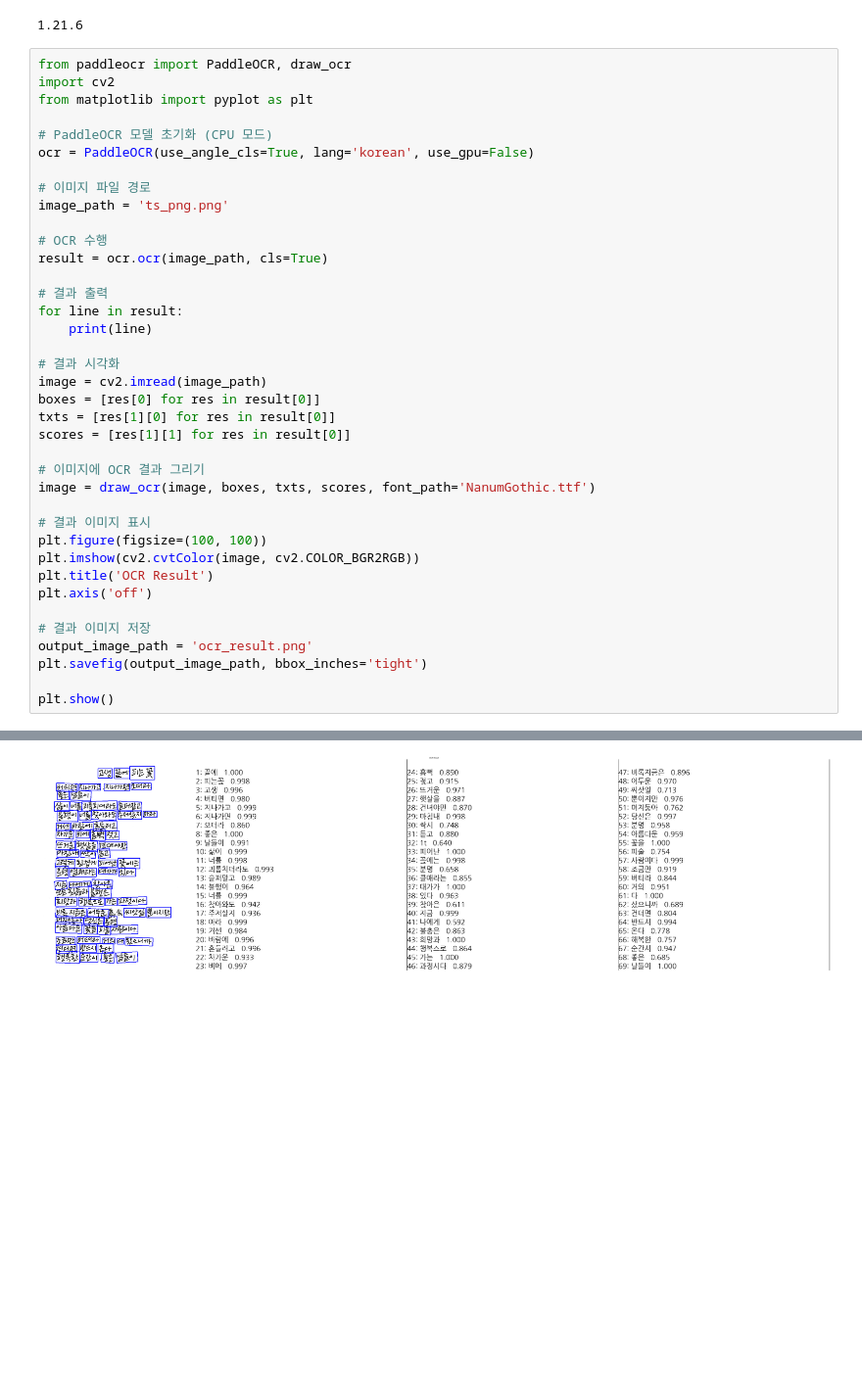
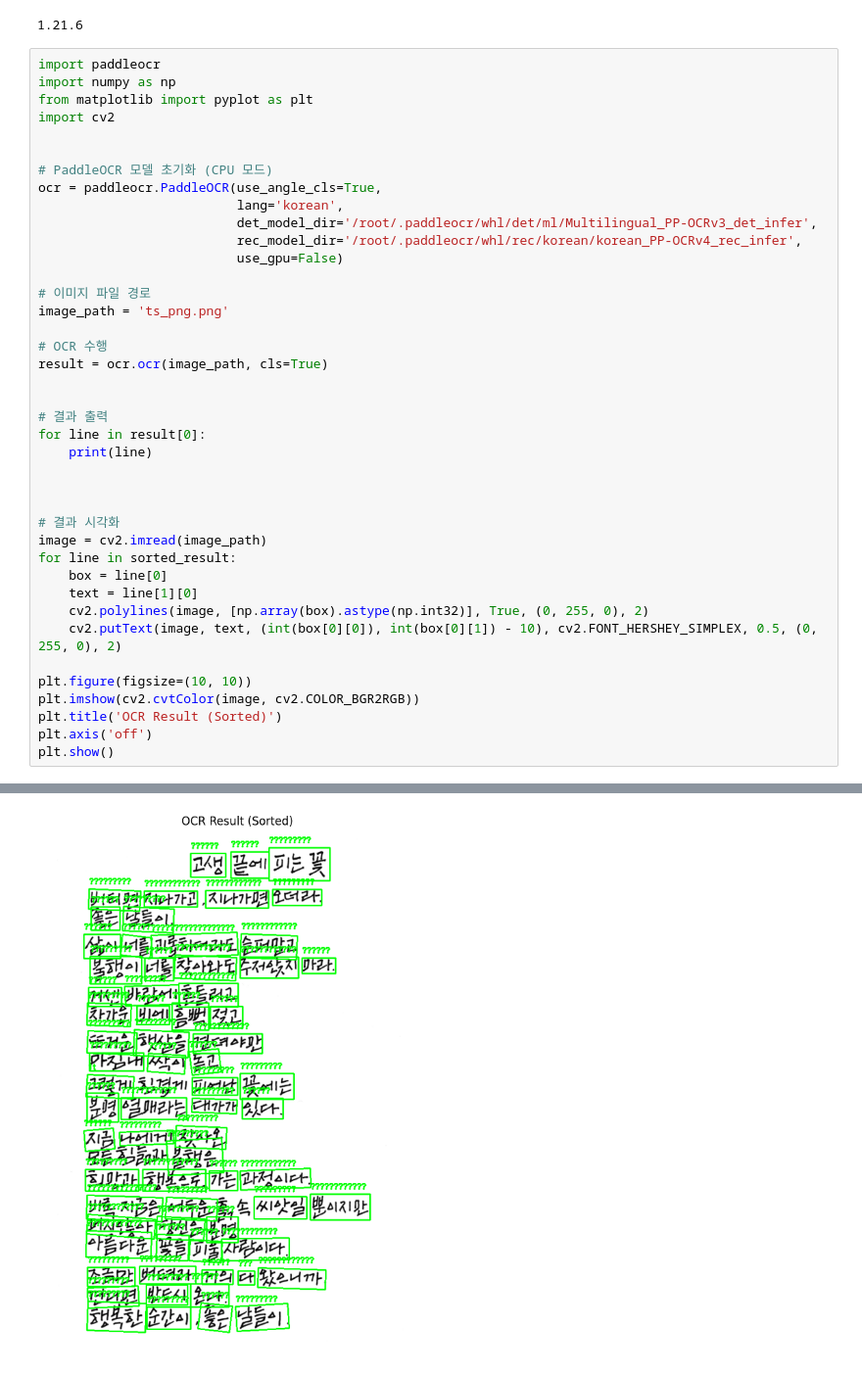
Before and after one commit to hubjh/docker_test_envs, a Jupyter notebook: ocr/paddle_ocr/workspace/paddle_ocr_test.ipynb, the cells around one changed output, grey strips where cells are left out. Shown: that part at 98% size. Cells and saved outputs as stored; diff of their text form; blank space fills up the shorter version.

Commit message:
paddle_ocr 이미지 인식 이후 json형태로 가공, paddle_ocr docker-compose build시 모델 설치하게 변경

```diff
--- a/ocr/paddle_ocr/workspace/paddle_ocr_test.ipynb
+++ b/ocr/paddle_ocr/workspace/paddle_ocr_test.ipynb
@@ -9,12 +9,18 @@ print(numpy.__version__)
 # %% [output]
 1.21.6
 # %%
-from paddleocr import PaddleOCR, draw_ocr
+import paddleocr
+import numpy as np
+from matplotlib import pyplot as plt
 import cv2
-from matplotlib import pyplot as plt
+
 
 # PaddleOCR 모델 초기화 (CPU 모드)
-ocr = PaddleOCR(use_angle_cls=True, lang='korean', use_gpu=False)
+ocr = paddleocr.PaddleOCR(use_angle_cls=True,
+                          lang='korean',
+                          det_model_dir='/root/.paddleocr/whl/det/ml/Multilingual_PP-OCRv3_det_infer',
+                          rec_model_dir='/root/.paddleocr/whl/rec/korean/korean_PP-OCRv4_rec_infer',
+                          use_gpu=False)
 
 # 이미지 파일 경로
 image_path = 'ts_png.png'
@@ -22,28 +28,24 @@ image_path = 'ts_png.png'
 # OCR 수행
 result = ocr.ocr(image_path, cls=True)
 
+
 # 결과 출력
-for line in result:
+for line in result[0]:
     print(line)
+
+
 
 # 결과 시각화
 image = cv2.imread(image_path)
-boxes = [res[0] for res in result[0]]
-txts = [res[1][0] for res in result[0]]
-scores = [res[1][1] for res in result[0]]
+for line in sorted_result:
+    box = line[0]
+    text = line[1][0]
+    cv2.polylines(image, [np.array(box).astype(np.int32)], True, (0, 255, 0), 2)
+    cv2.putText(image, text, (int(box[0][0]), int(box[0][1]) - 10), cv2.FONT_HERSHEY_SIMPLEX, 0.5, (0, 255, 0), 2)
 
-# 이미지에 OCR 결과 그리기
-image = draw_ocr(image, boxes, txts, scores, font_path='NanumGothic.ttf')
-
-# 결과 이미지 표시
-plt.figure(figsize=(100, 100))
+plt.figure(figsize=(10, 10))
 plt.imshow(cv2.cvtColor(image, cv2.COLOR_BGR2RGB))
-plt.title('OCR Result')
+plt.title('OCR Result (Sorted)')
 plt.axis('off')
-
-# 결과 이미지 저장
-output_image_path = 'ocr_result.png'
-plt.savefig(output_image_path, bbox_inches='tight')
-
 plt.show()
 # %% [output]
@@ -55 +69 @@ plt.show()
-[figure, old version]
+[figure, new version]
```
Also changed, not shown: parts of 4 cells of this notebook, 3 other files.
